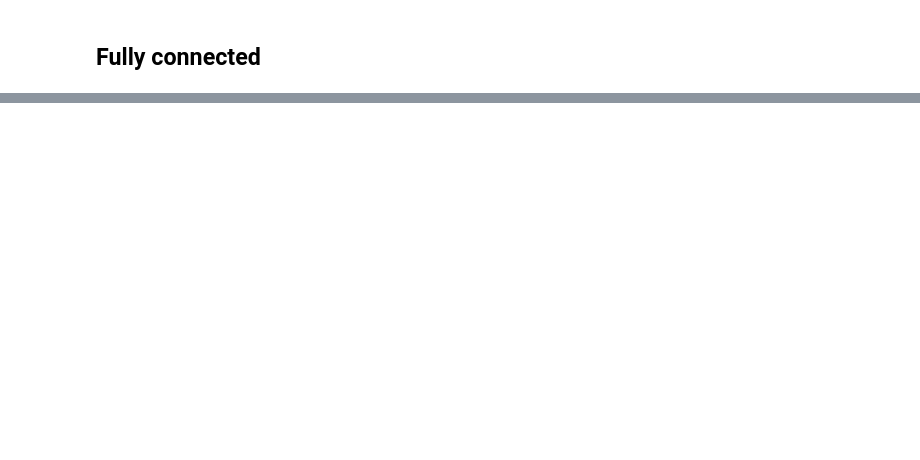
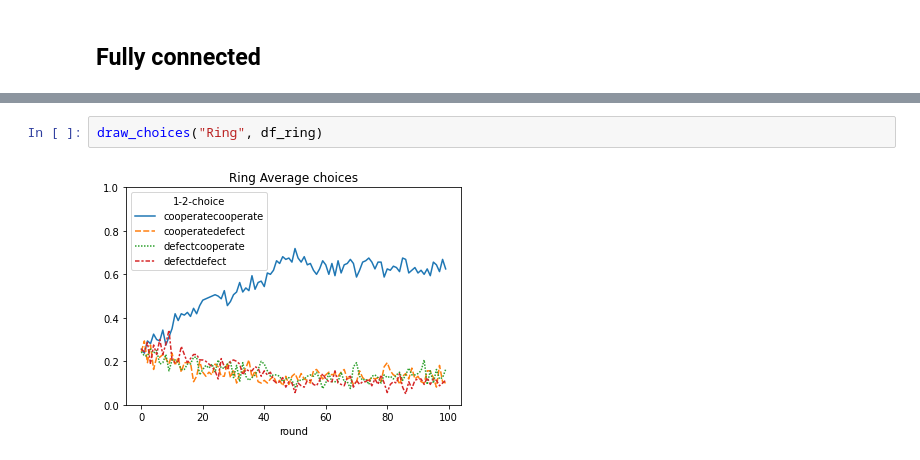
Before and after one commit to jiajia20/DDM_rep_learning, a Jupyter notebook: 2_Reputation_learning_in_loop/test_n_viz.ipynb, the cells around one changed output, grey strips where cells are left out. Drawn from its saved outputs; the diff is of its cells as text; blank space fills up the shorter version.

```diff
--- a/2_Reputation_learning_in_loop/test_n_viz.ipynb
+++ b/2_Reputation_learning_in_loop/test_n_viz.ipynb
@@ -30,0 +71,4 @@ len(df_disconnected.loc[df_disconnected['round'] == 0])
+# %%
+draw_choices("Ring", df_ring)
+# %% [output]
+[figure, added]
```
Also changed, not shown: parts of 20 cells of this notebook, 5 other files.
